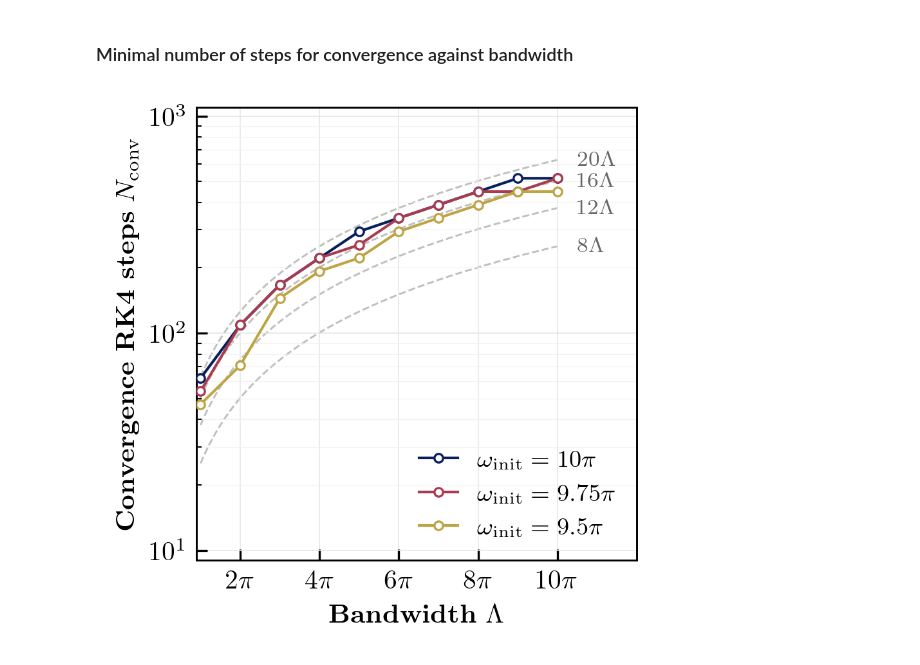
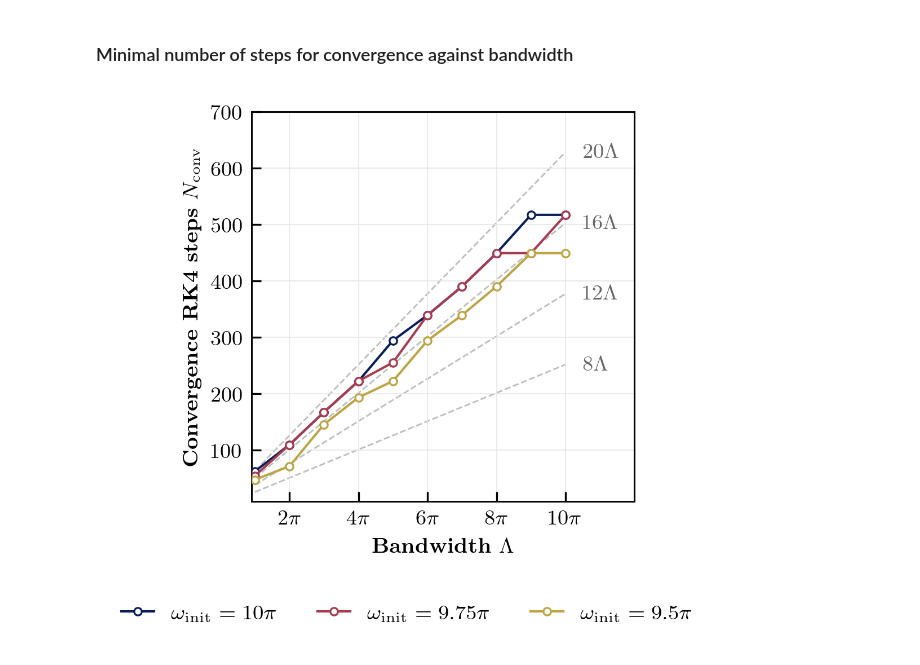
Before and after one commit to rpiron/single_photon_renormalization, a Jupyter notebook: waveguide_model/notebooks/reflection_vs_RKstep_results.ipynb, the cells around one changed output. Drawn from its saved outputs; the diff is of its cells as text; code cells hidden in the pictures.

Commit message:
font figures

```diff
--- a/waveguide_model/notebooks/reflection_vs_RKstep_results.ipynb
+++ b/waveguide_model/notebooks/reflection_vs_RKstep_results.ipynb
@@ -168,6 +172,8 @@ plt.show()
 # %% [markdown]
 ### Minimal number of steps for convergence against bandwidth
 # %%
+from src.plot_fonts import paper_fonts
+
 N_step_convergence_several_curves = []
 bandwidth_tab = (np.array(cutoffs_tab)[:,1] - np.array(cutoffs_tab)[:,0])/2
 
@@ -235,35 +241,39 @@ for i, (c, lab) in enumerate(zip(colors, labels)):
         'o-',
         color=c,
         markerfacecolor='white',
         markeredgewidth=0.8,
         markersize=3.2,
         linewidth=1.0,
         label=lab,
         zorder=3
     )
 
 #ax.set_xscale("log")
-ax.set_yscale("log")
+#ax.set_yscale("log")
 ax.set_xlim(bandwidth_tab.min() * 0.9, bandwidth_tab.max() * 1.2)
-ax.set_ylim(0.9*1e1, 1.1*1e3)
+ax.set_ylim(0.9*1e1, 700)
 #ax.set_ylim(
 #    min(n_conv_values.min(), scaling_factors[0] * bandwidth_tab.min()) * 0.75,
 #    max(n_conv_values.max(), scaling_factors[-1] * bandwidth_tab.max()) * 1.25)
 
 ax.set_xticks([2*pi, 4*pi, 6*pi, 8*pi, 10*pi],
               [r'$2\pi$', r'$4\pi$', r'$6\pi$', r'$8\pi$', r'$10\pi$'])
 
 ax.set_xlabel(r'\textbf{Bandwidth} $\Lambda$', fontsize=10)
 ax.set_ylabel(r'\textbf{Convergence RK4 steps} $N_{\rm conv}$', fontsize=10)
 ax.grid(color='0.9', linestyle='-', linewidth=0.4, which='major')
 ax.grid(color='0.94', linestyle='-', linewidth=0.25, which='minor')
 ax.tick_params(axis='both', which='major', length=4, width=0.8, labelsize=10)
 ax.tick_params(axis='both', which='minor', length=2, width=0.5)
-ax.legend(prop={'size': 9}, loc='lower right', frameon=False, handlelength=1.6)
+handles, labels = ax.get_legend_handles_labels()
+fig.legend(handles, labels, loc='upper center', bbox_to_anchor=(0.5, 0),
+           ncol=3, fontsize=8.8, frameon=False, handlelength=1.6)
 
 plt.tight_layout()
+# Adjust fonts only after the original layout has been computed.
+paper_fonts(fig, 9, legend_size=8.8)
 if SAVE_FIGURES:
-    plt.savefig(project_root / "waveguide_model/results/fig/reflection_vs_RKstep/Nconv_vs_bandwidth.pdf", dpi=resol)
+    plt.savefig(project_root / "waveguide_model/results/fig/reflection_vs_RKstep/Nconv_vs_bandwidth.pdf", dpi=resol, bbox_inches="tight")
 plt.show()
 # %% [output]
-[figure, old version]
+[figure, new version]
```
Also changed, not shown: parts of 1 cell of this notebook, 24 other files.
